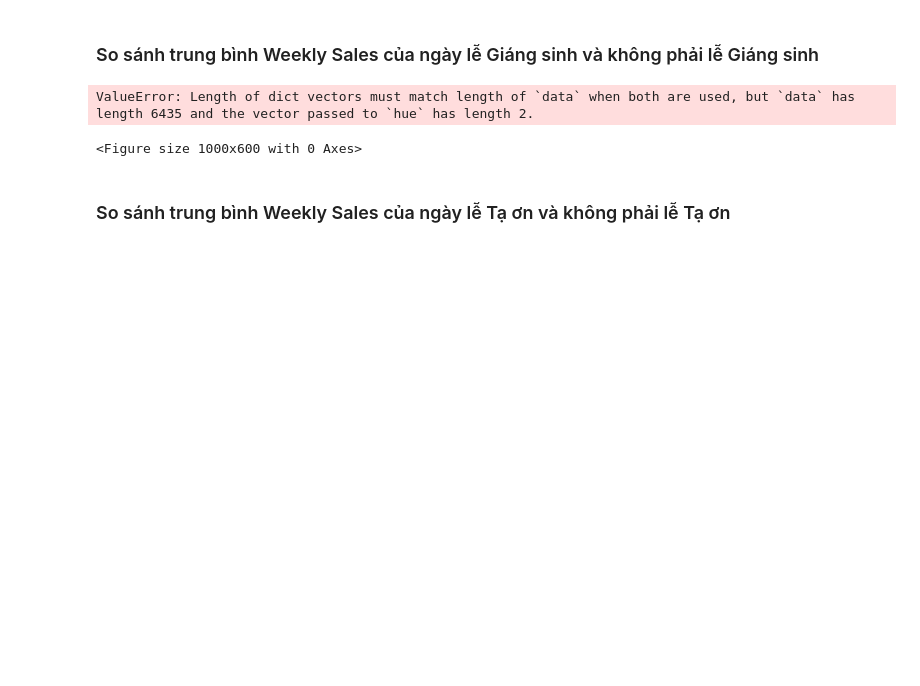
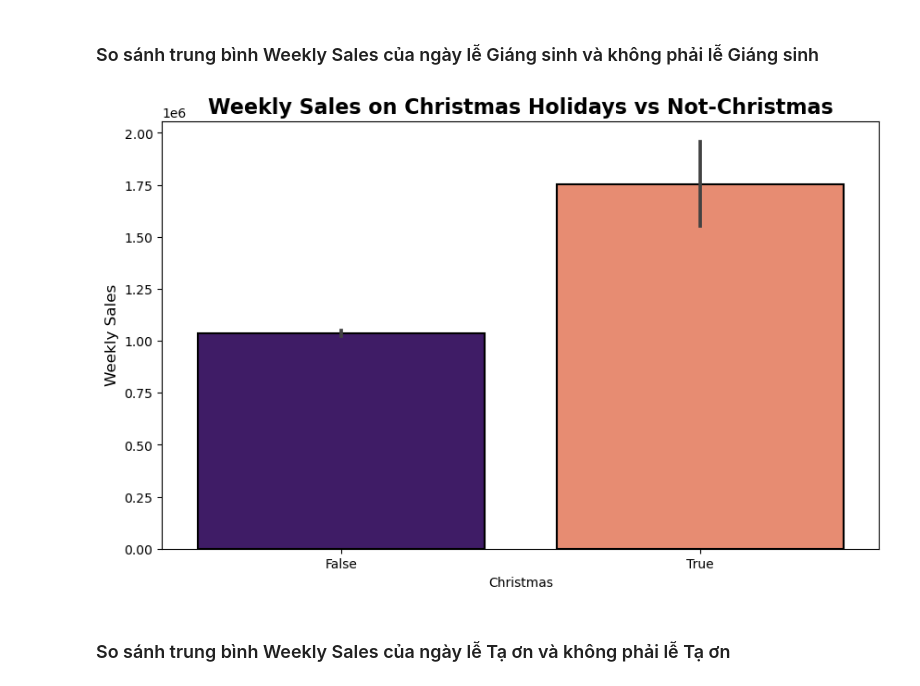
Before and after one commit to EdwardTran04/SupermaketX, a Jupyter notebook: Supermarket X.ipynb, the cells around one changed output. Drawn from its saved outputs; the diff is of its cells as text; code cells hidden in the pictures; blank space fills up the shorter version.

Commit message:
add Jupyter and data

```diff
--- a/Supermarket X.ipynb
+++ b/Supermarket X.ipynb
@@ -347,19 +317,16 @@ df['Labor day'] = df['WeekOfYear'].map(holiday) == "Labor day"
 # %%
 colors = plt.cm.magma(np.linspace(0, 2, 20))
 
 plt.figure(figsize=(10, 6))
-palette = {True: colors[7], False: colors[2]}
-ax = sns.barplot(df, x='Christmas', y='Weekly Sales', hue=palette, legend=False)
-
-
+palette = {True: colors [7] , False: colors[2]}
+ax = sns.barplot(x='Christmas', y='Weekly Sales', data=df, palette=palette, edgecolor='black', linewidth=1.5)
 
 ax.set_ylabel('Weekly Sales', fontsize=12)
 ax.set_title('Weekly Sales on Christmas Holidays vs Not-Christmas', fontsize=16, fontweight='bold')
 
 plt.show()
 # %% [output]
-ValueError: Length of dict vectors must match length of `data` when both are used, but `data` has length 6435 and the vector passed to `hue` has length 2.
-<Figure size 1000x600 with 0 Axes>
+[figure, added]
 # %% [markdown]
 ### So sánh trung bình Weekly Sales của ngày lễ Tạ ơn và không phải lễ Tạ ơn
 # %%
```
Also changed, not shown: parts of 12 cells of this notebook, 1 other file.
